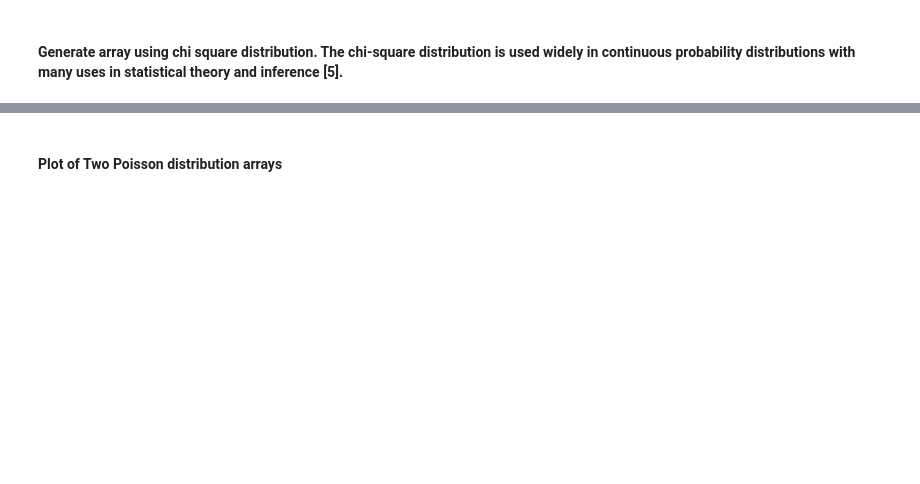
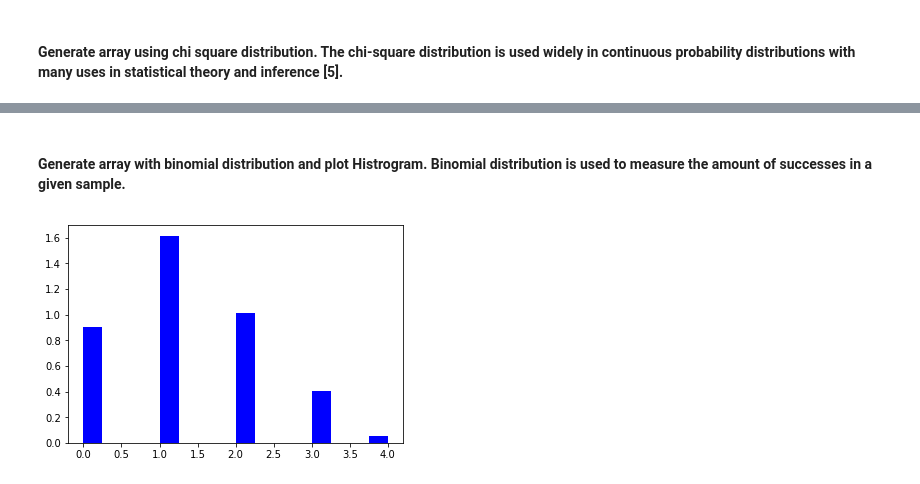
Before and after one commit to GregFee/Program-Numpy, a Jupyter notebook: Programming for Data Analysis Assignment1.ipynb, the cells around one changed output, grey strips where cells are left out. Drawn from its saved outputs; the diff is of its cells as text; code cells hidden in the pictures; blank space fills up the shorter version.

```diff
--- a/Programming for Data Analysis Assignment1.ipynb
+++ b/Programming for Data Analysis Assignment1.ipynb
@@ -126,2 +134,9 @@ print(x)
-# %% [markdown]
-#### Plot of Two Poisson distribution arrays
+# %% [markdown]
+#### Generate array with binomial distribution and plot Histrogram. Binomial distribution is used to measure the amount of successes in a given sample.
+# %%
+#edited from https://data-flair.training/blogs/python-probability-distributions/
+x=np.random.binomial(5,0.25,500)
+plt.hist(x,16,normed=True,color='Blue')
+plt.show()
+# %% [output]
+[figure, added]
```
Also changed, not shown: parts of 15 cells of this notebook.
